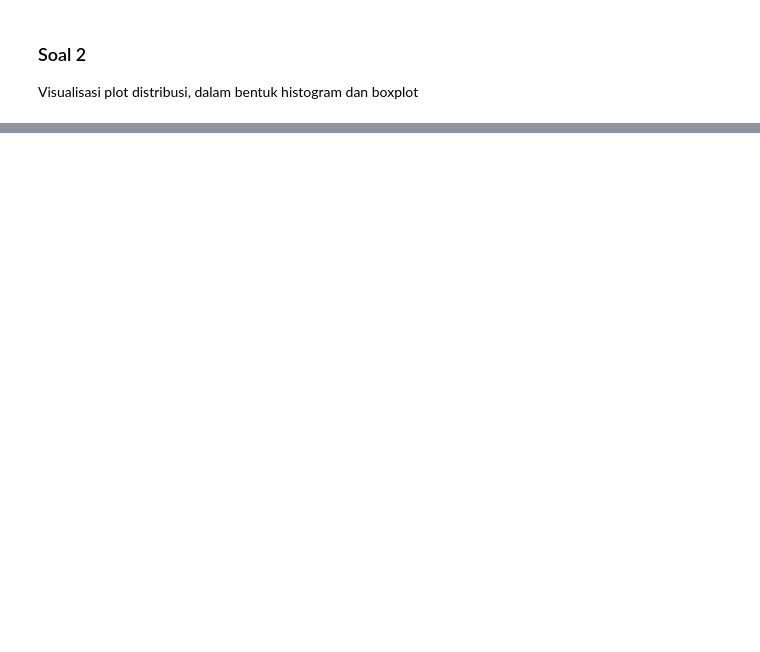
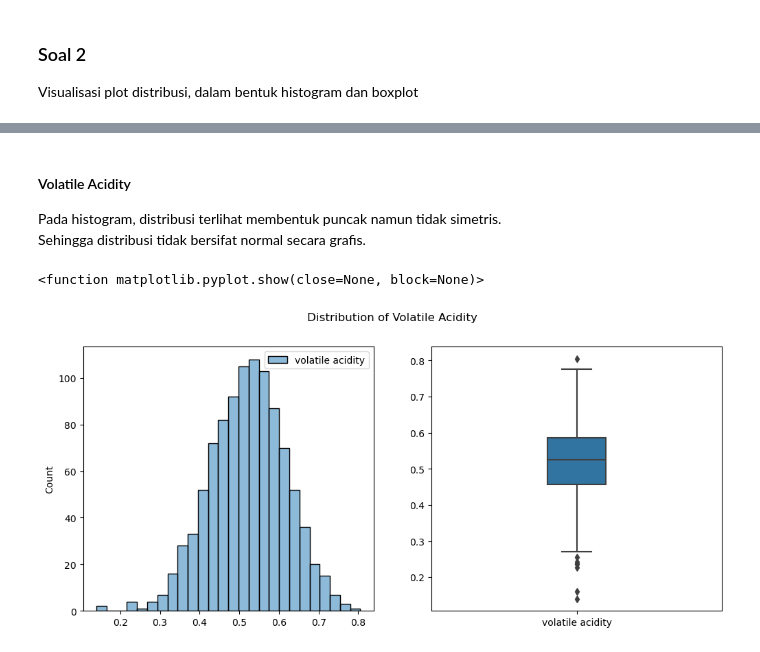
Before and after one commit to ditramadia/wine-data-analysis, a Jupyter notebook: wineAnalysis.ipynb, the cells around one changed output, grey strips where cells are left out. Saved outputs shown, nothing was run; the diff lists cells and outputs as text; code cells hidden in the pictures; blank space fills up the shorter version.

```diff
--- a/wineAnalysis.ipynb
+++ b/wineAnalysis.ipynb
@@ -220,0 +100,21 @@ data.boxplot('quality')
+# %% [markdown]
+#### Volatile Acidity
+Pada histogram, distribusi terlihat membentuk puncak namun tidak simetris. <br>
+Sehingga distribusi tidak bersifat normal secara grafis.
+# %%
+volatileAcidity = data[['volatile acidity']]
+
+# Create figure
+fig, axs = plt.subplots(ncols=2, figsize=(12, 5))
+
+# Histogram
+sns.histplot(volatileAcidity, ax=axs[0])
+
+# Boxplot
+sns.boxplot(volatileAcidity, ax=axs[1], orient='v', width=0.2)
+
+plt.suptitle("Distribution of Volatile Acidity")
+plt.show
+# %% [output]
+<function matplotlib.pyplot.show(close=None, block=None)>
+[figure, added]
```
Also changed, not shown: parts of 98 cells of this notebook.
